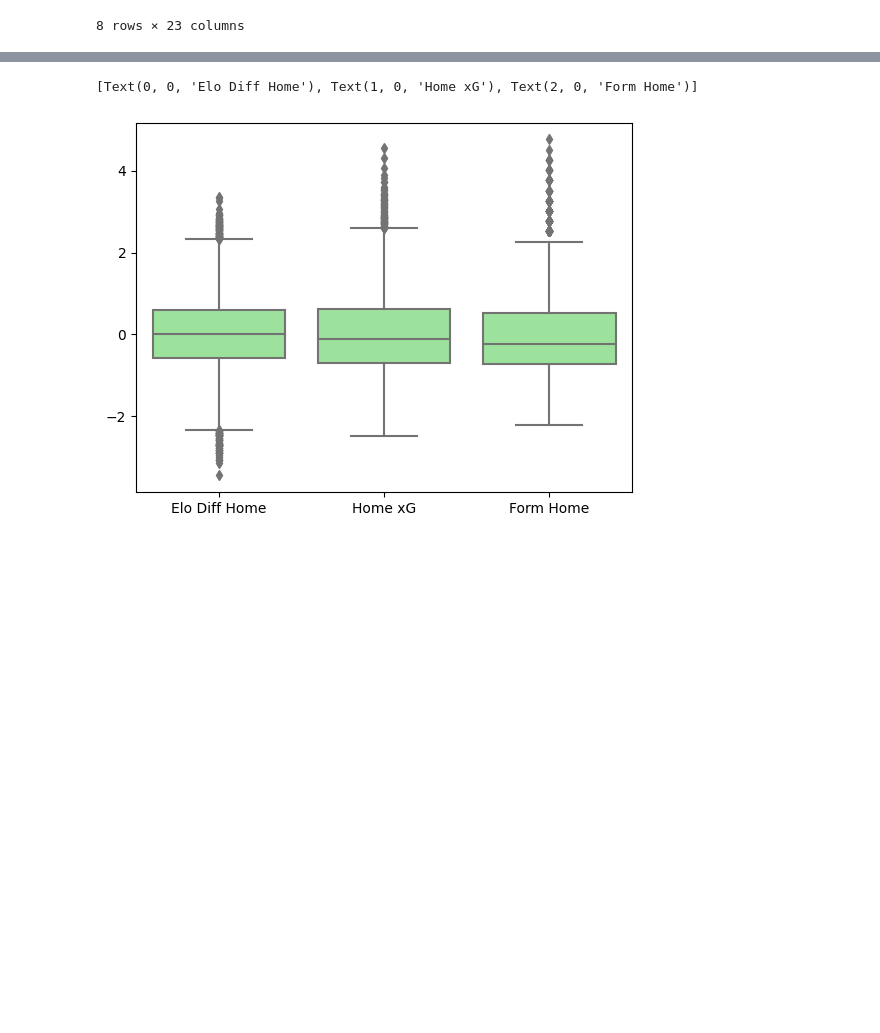
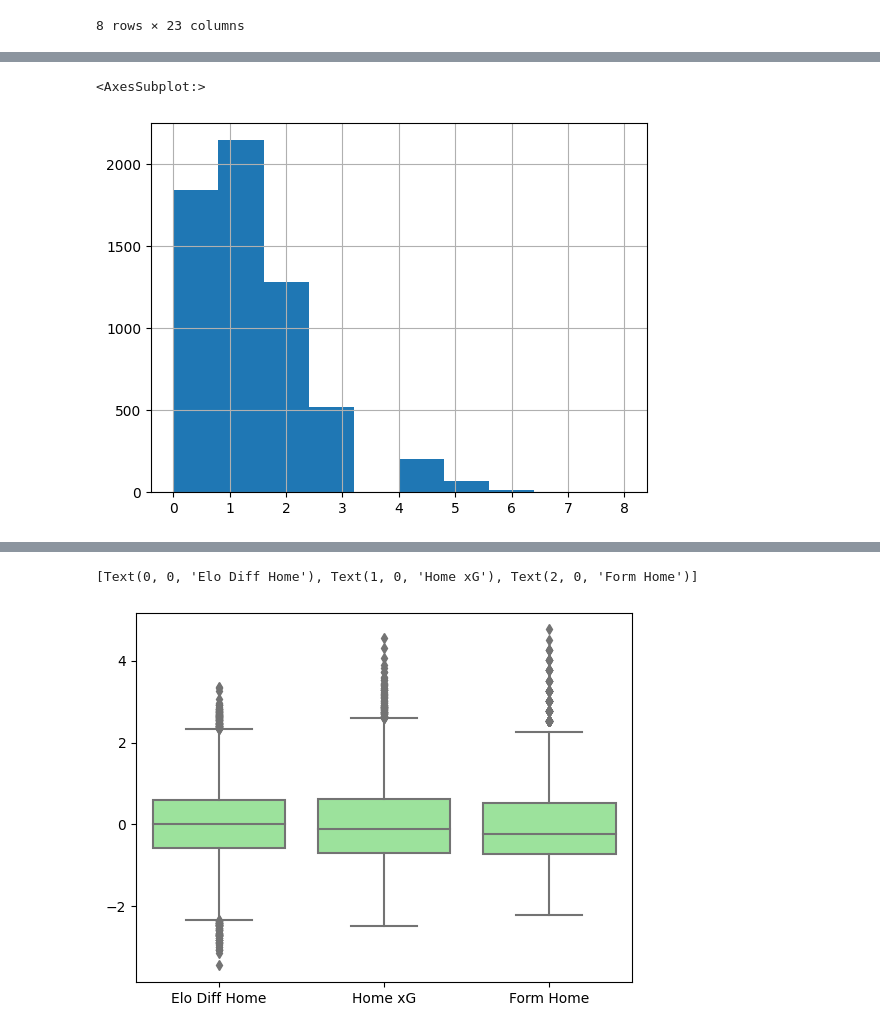
Before and after one commit to s-morten/packing-report, a Jupyter notebook: xT-impact/explorative_data.ipynb, the cells around one changed output, grey strips where cells are left out. Drawn from its saved outputs; the diff is of its cells as text; code cells hidden in the pictures; blank space fills up the shorter version.

```diff
--- a/xT-impact/explorative_data.ipynb
+++ b/xT-impact/explorative_data.ipynb
@@ -64,3 +95,8 @@ test_data_removed.describe()
+# %%
+train_data_removed["away_score"].hist()
+# %% [output]
+<AxesSubplot:>
+[figure, added]
 # %%
 train_data_removed.describe()
 # %% [output]
```
Also changed, not shown: parts of 1 cell of this notebook, 3 other files.
